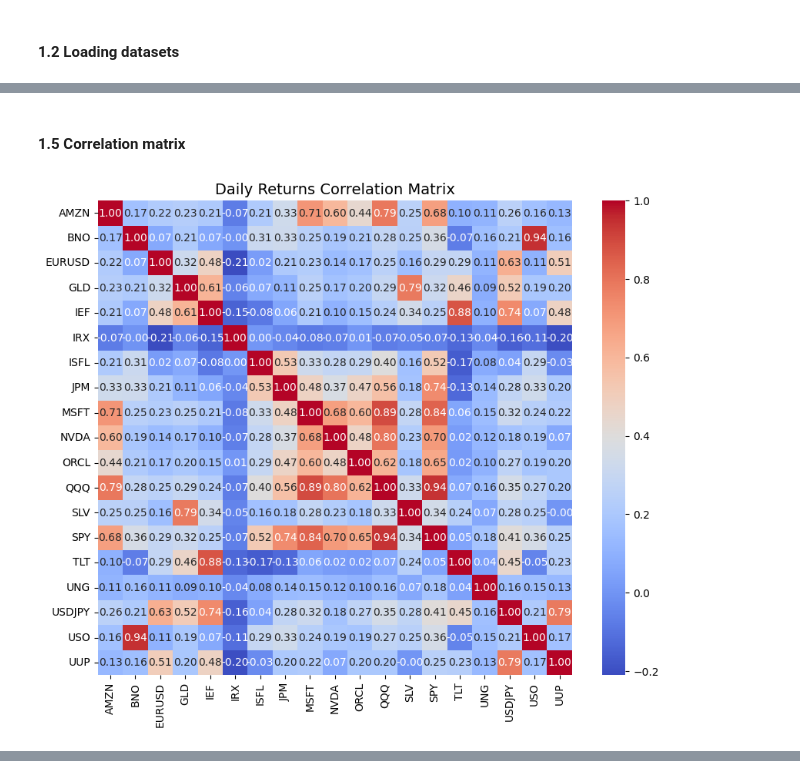
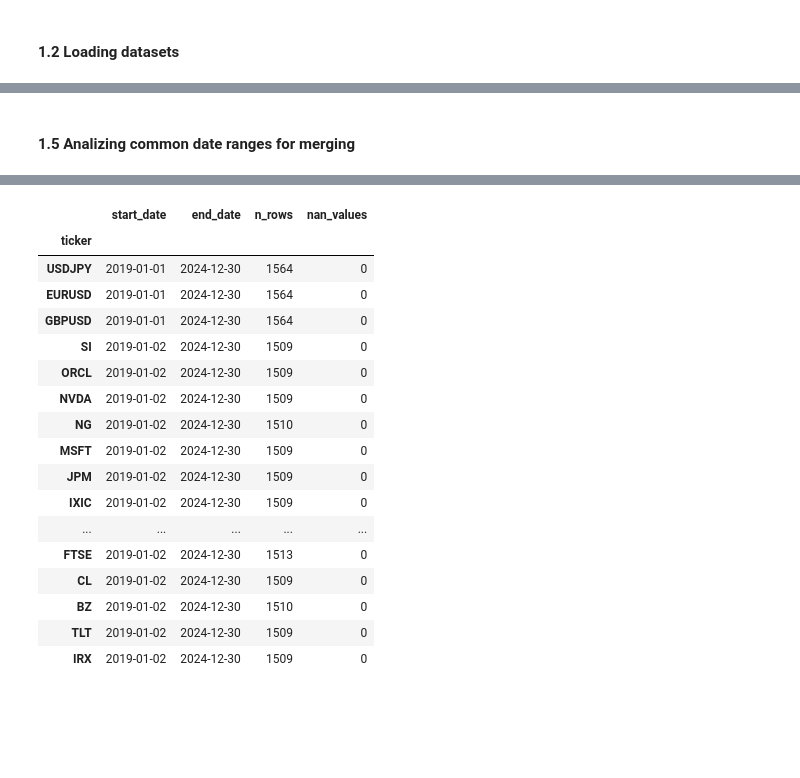
Before and after one commit to jamesafh99/finance-project, a Jupyter notebook: notebooks/01_data_cleaning.ipynb, the cells around one changed output, grey strips where cells are left out. Cells and saved outputs as stored; diff of their text form; code cells hidden in the pictures; blank space fills up the shorter version.

```diff
--- a/notebooks/01_data_cleaning.ipynb
+++ b/notebooks/01_data_cleaning.ipynb
@@ -109,11 +153,44 @@ Total Negative Values: 7
-# %% [markdown]
-#### **1.5 Correlation matrix**
-# %%
-# Verifying expected relationships
-plt.figure(figsize=(10, 8))
-corr_matrix = asset_universe.pct_change().corr()
-sns.heatmap(corr_matrix, annot=True, fmt=".2f", cmap="coolwarm", cbar=True, square=True)
-plt.title("Daily Returns Correlation Matrix", fontsize=14)
-plt.show()
-# %% [output]
-[figure, removed]
+# %%
+datasets = {}
+
+for file in raw_prices_dir.glob("*.csv"):
+    # Getting asset namem ONLY
+    filename = file.name.split(sep="_")[0]
+
+    # Reading CSV and converting 'Date' into datetime format
+    data = read_csv_raw(f"prices/{file.name}", parse_dates=["Date"])
+    data = data.set_index("Date").sort_index(ascending=True)
+
+    # Keeping 'Date' and renaming 'Close'
+    data = data.rename(columns={"Close": filename})
+    data = data[[filename]]
+
+    # Adding it to 'datasets' library
+    datasets[filename] = data
+# %% [markdown]
+#### **1.5 Analizing common date ranges for merging**
+# %%
+# Creating a new DataFrame
+comparison_table = {"ticker": [], "start_date": [], "end_date": [], "n_rows": [], "nan_values": []}
+
+# Iterating each dataset
+for ticker, dataset in datasets.items():
+    comparison_table["ticker"].append(ticker)
+    comparison_table["start_date"].append(dataset.index.min())
+    comparison_table["end_date"].append(dataset.index.max())
+    comparison_table["n_rows"].append(len(dataset))
+    comparison_table["nan_values"].append(dataset.isna().sum().iloc[0])
+
+# Converting my dictionary into a DataFrame and sorting values based on 'start_date'
+comparison_table = pd.DataFrame(comparison_table)
+comparison_table.set_index("ticker", inplace=True)
+comparison_table = comparison_table.sort_values("start_date", ascending=True)
+
+# Defining merging window
+max_start_date = max(comparison_table["start_date"])
+min_end_date = min(comparison_table["end_date"])
+
+print(f"""start_date: {max_start_date}
+end_date: {min_end_date}""")
+comparison_table
+# %% [output]
@@ -119,0 +199,18 @@ plt.show()
+|  | start_date | end_date | n_rows | nan_values |
+| ticker |  |  |  |  |
+| USDJPY | 2019-01-01 | 2024-12-30 | 1564 | 0 |
+| EURUSD | 2019-01-01 | 2024-12-30 | 1564 | 0 |
+| GBPUSD | 2019-01-01 | 2024-12-30 | 1564 | 0 |
+| SI | 2019-01-02 | 2024-12-30 | 1509 | 0 |
+| ORCL | 2019-01-02 | 2024-12-30 | 1509 | 0 |
+| NVDA | 2019-01-02 | 2024-12-30 | 1509 | 0 |
+| NG | 2019-01-02 | 2024-12-30 | 1510 | 0 |
+| MSFT | 2019-01-02 | 2024-12-30 | 1509 | 0 |
+| JPM | 2019-01-02 | 2024-12-30 | 1509 | 0 |
+| IXIC | 2019-01-02 | 2024-12-30 | 1509 | 0 |
+| ... | ... | ... | ... | ... |
+| FTSE | 2019-01-02 | 2024-12-30 | 1513 | 0 |
+| CL | 2019-01-02 | 2024-12-30 | 1509 | 0 |
+| BZ | 2019-01-02 | 2024-12-30 | 1510 | 0 |
+| TLT | 2019-01-02 | 2024-12-30 | 1509 | 0 |
+| IRX | 2019-01-02 | 2024-12-30 | 1509 | 0 |
```
Also changed, not shown: parts of 18 cells of this notebook, 7 other files.
